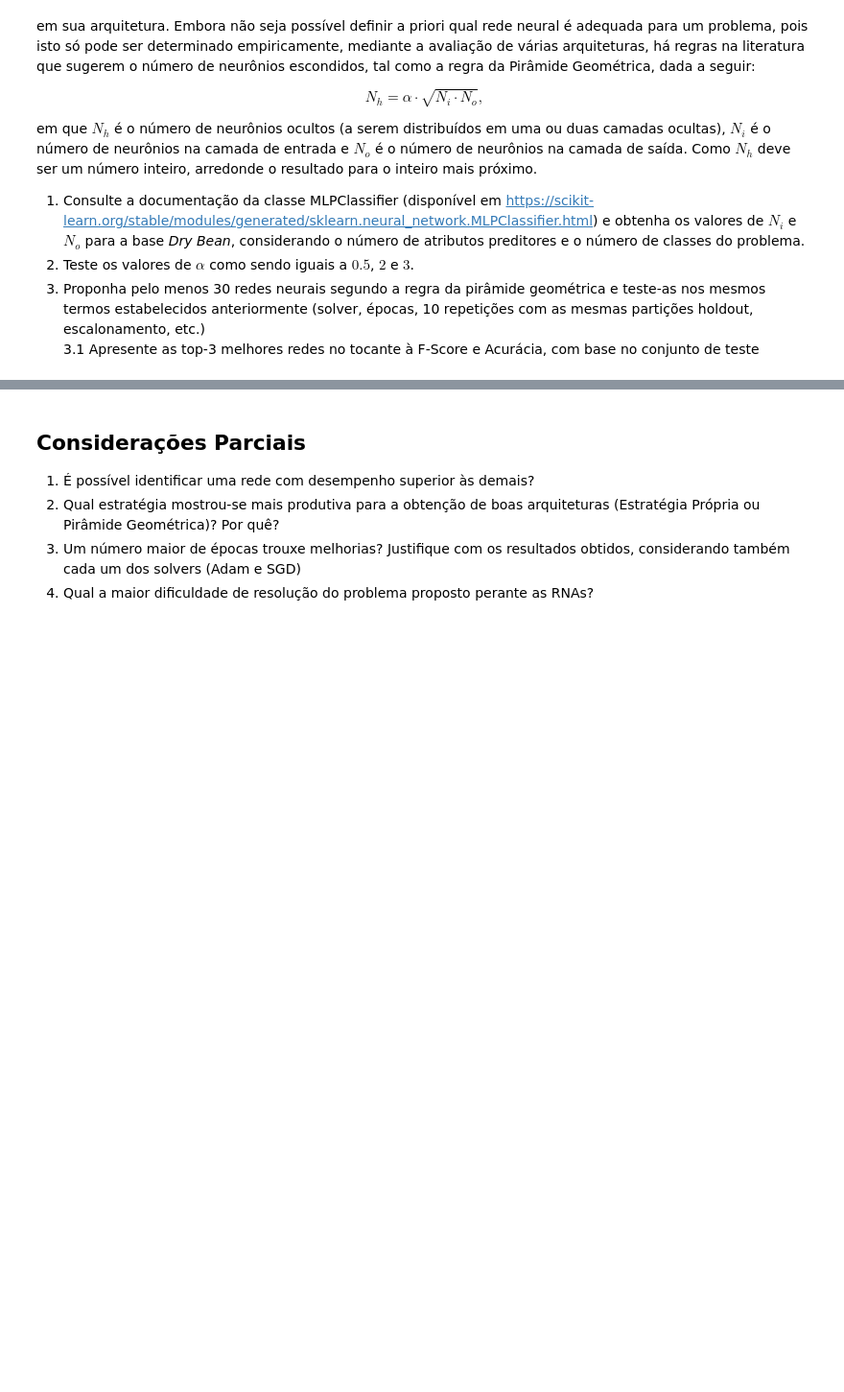
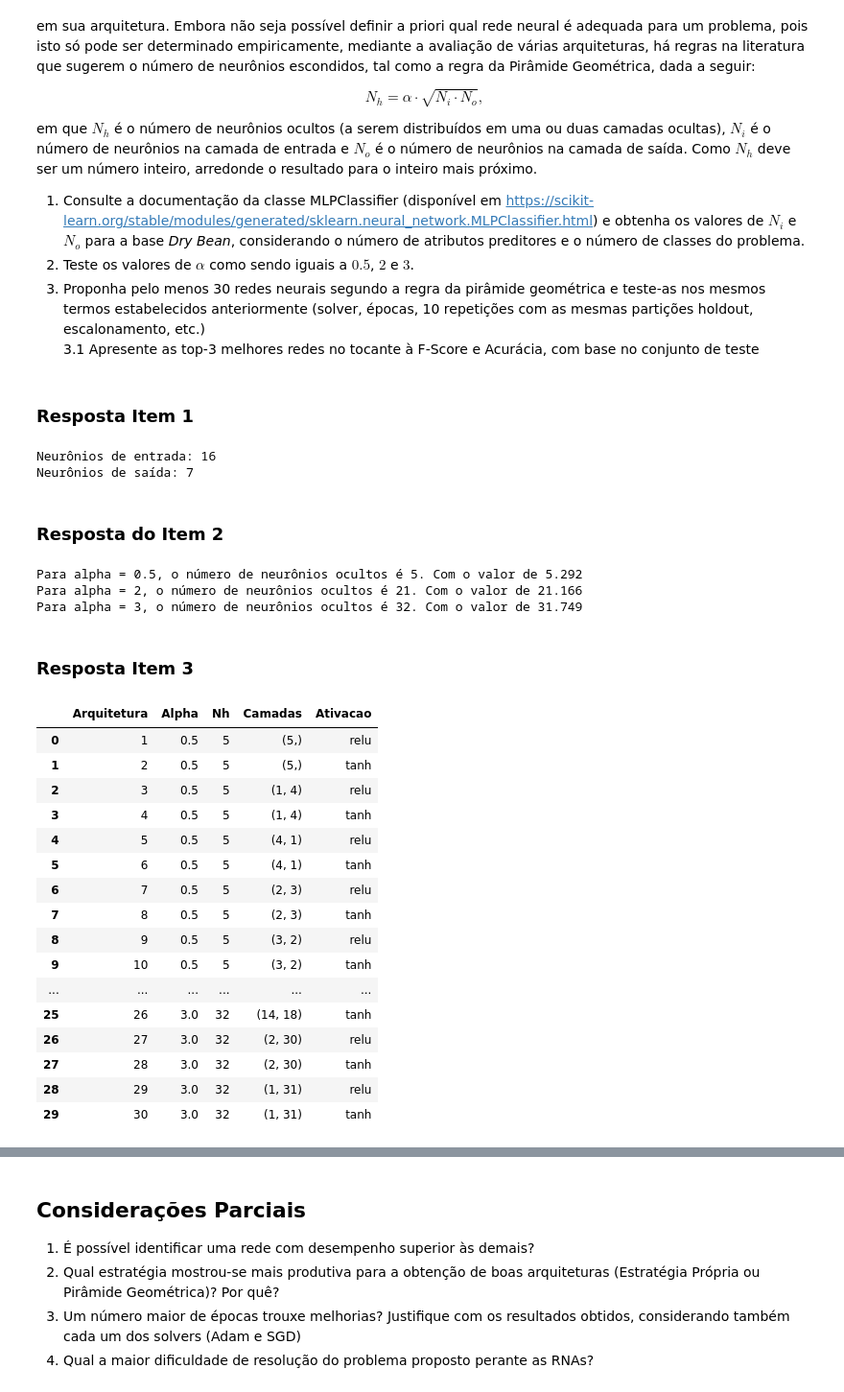
Before and after one commit to Jaum36/Trabalho_Pratico_Redes_Neurais_2.2, a Jupyter notebook: PP2.2.2 - Proposicao e Avaliacao de RNAs.ipynb, the cells around one changed output, grey strips where cells are left out. Shown at 96% size. Drawn from its saved outputs; the diff is of its cells as text; code cells hidden in the pictures; blank space fills up the shorter version.

```diff
--- a/PP2.2.2 - Proposicao e Avaliacao de RNAs.ipynb
+++ b/PP2.2.2 - Proposicao e Avaliacao de RNAs.ipynb
@@ -435,3 +728,70 @@ em que $N_h$ é o número de neurônios ocultos (a serem distribuídos em uma ou
 2. Teste os valores de $\alpha$ como sendo iguais a $0.5$, $2$ e $3$.
 3. Proponha pelo menos 30 redes neurais segundo a regra da pirâmide geométrica e teste-as nos mesmos termos estabelecidos anteriormente (solver, épocas, 10 repetições com as mesmas partições holdout, escalonamento, etc.)
     3.1 Apresente as top-3 melhores redes no tocante à F-Score e Acurácia, com base no conjunto de teste
+# %% [markdown]
+### Resposta Item 1
+# %%
+Ni = X.shape[1]
+No = y.nunique()
+
+print(f"Neurônios de entrada: {Ni}")
+print(f"Neurônios de saída: {No}")
+# %% [output]
+Neurônios de entrada: 16
+Neurônios de saída: 7
+# %% [markdown]
+### Resposta do Item 2
+# %%
+for alpha in [0.5, 2, 3]:
+  Nh = alpha * math.sqrt(Ni * No)
+
+  print(f"Para alpha = {alpha}, o número de neurônios ocultos é {round(Nh)}. Com o valor de {Nh:.3f}")
+# %% [output]
+Para alpha = 0.5, o número de neurônios ocultos é 5. Com o valor de 5.292
+Para alpha = 2, o número de neurônios ocultos é 21. Com o valor de 21.166
+Para alpha = 3, o número de neurônios ocultos é 32. Com o valor de 31.749
+# %% [markdown]
+### Resposta Item 3
+# %%
+sort = random.Random(42)
+
+arquiteturas_piramide = []
+
+for alpha in [0.5, 2, 3]:
+  Nh = round(alpha * math.sqrt(Ni * No))
+
+  primeiras_camadas = sort.sample(range(1, Nh), k=4)
+
+  distribuicoes = [(Nh,)] + [
+    (n1, Nh - n1) for n1 in primeiras_camadas
+  ]
+
+  for layers in distribuicoes:
+    for ativacao in ['relu', 'tanh']:
+      arquiteturas_piramide.append({
+        "Arquitetura": len(arquiteturas_piramide) + 1,
+        "Alpha": alpha,
+        "Nh": Nh,
+        "Camadas": layers,
+        "Ativacao": ativacao
+      })
+
+display(pd.DataFrame(arquiteturas_piramide))
+# %% [output]
+|  | Arquitetura | Alpha | Nh | Camadas | Ativacao |
+| 0 | 1 | 0.5 | 5 | (5,) | relu |
+| 1 | 2 | 0.5 | 5 | (5,) | tanh |
+| 2 | 3 | 0.5 | 5 | (1, 4) | relu |
+| 3 | 4 | 0.5 | 5 | (1, 4) | tanh |
+| 4 | 5 | 0.5 | 5 | (4, 1) | relu |
+| 5 | 6 | 0.5 | 5 | (4, 1) | tanh |
+| 6 | 7 | 0.5 | 5 | (2, 3) | relu |
+| 7 | 8 | 0.5 | 5 | (2, 3) | tanh |
+| 8 | 9 | 0.5 | 5 | (3, 2) | relu |
+| 9 | 10 | 0.5 | 5 | (3, 2) | tanh |
+| ... | ... | ... | ... | ... | ... |
+| 25 | 26 | 3.0 | 32 | (14, 18) | tanh |
+| 26 | 27 | 3.0 | 32 | (2, 30) | relu |
+| 27 | 28 | 3.0 | 32 | (2, 30) | tanh |
+| 28 | 29 | 3.0 | 32 | (1, 31) | relu |
+| 29 | 30 | 3.0 | 32 | (1, 31) | tanh |
```
Also changed, not shown: parts of 14 cells of this notebook, 1 other file.
